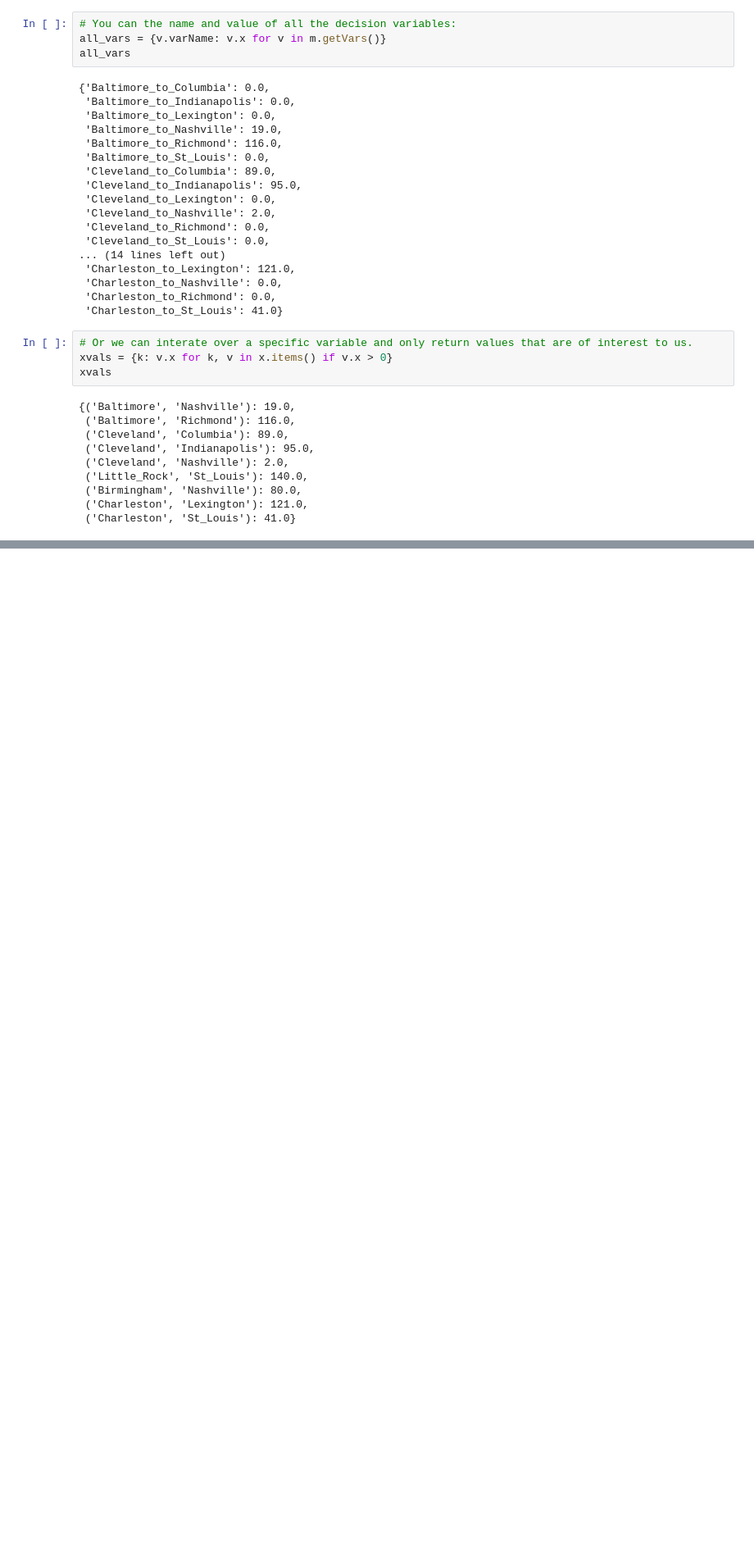
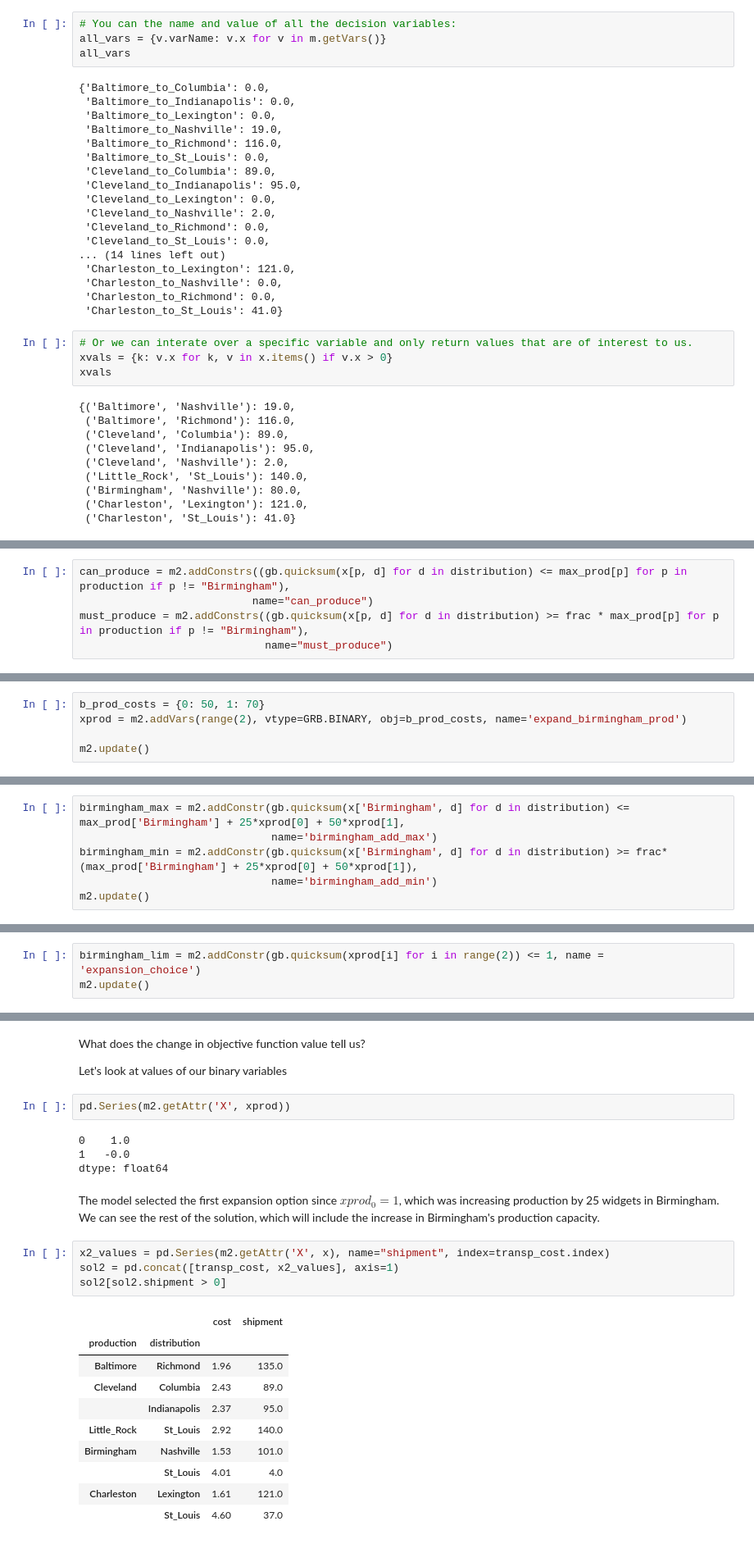
Before and after one commit to indrajitsg/operations_research, a Jupyter notebook: gurobi_opt_101/gurobi_modeling1.ipynb, the cells around one changed output, grey strips where cells are left out. Shown at 82% size. Saved outputs shown, nothing was run; the diff lists cells and outputs as text; blank space fills up the shorter version.

```diff
--- a/gurobi_opt_101/gurobi_modeling1.ipynb
+++ b/gurobi_opt_101/gurobi_modeling1.ipynb
@@ -293,0 +369,5 @@ xvals
+# %%
+can_produce = m2.addConstrs((gb.quicksum(x[p, d] for d in distribution) <= max_prod[p] for p in production if p != "Birmingham"),
+                           name="can_produce")
+must_produce = m2.addConstrs((gb.quicksum(x[p, d] for d in distribution) >= frac * max_prod[p] for p in production if p != "Birmingham"),
+                             name="must_produce")
@@ -293,0 +376,5 @@ xvals
+# %%
+b_prod_costs = {0: 50, 1: 70}
+xprod = m2.addVars(range(2), vtype=GRB.BINARY, obj=b_prod_costs, name='expand_birmingham_prod')
+
+m2.update()
@@ -293,0 +404,6 @@ xvals
+# %%
+birmingham_max = m2.addConstr(gb.quicksum(x['Birmingham', d] for d in distribution) <= max_prod['Birmingham'] + 25*xprod[0] + 50*xprod[1],
+                              name='birmingham_add_max')
+birmingham_min = m2.addConstr(gb.quicksum(x['Birmingham', d] for d in distribution) >= frac*(max_prod['Birmingham'] + 25*xprod[0] + 50*xprod[1]),
+                              name='birmingham_add_min')
+m2.update()
@@ -293,0 +416,3 @@ xvals
+# %%
+birmingham_lim = m2.addConstr(gb.quicksum(xprod[i] for i in range(2)) <= 1, name = 'expansion_choice')
+m2.update()
@@ -293,0 +447,27 @@ xvals
+# %% [markdown]
+What does the change in objective function value tell us?
+
+Let's look at values of our binary variables
+# %%
+pd.Series(m2.getAttr('X', xprod))
+# %% [output]
+0    1.0
+1   -0.0
+dtype: float64
+# %% [markdown]
+The model selected the first expansion option since $xprod_{0} = 1$, which was increasing production by 25 widgets in Birmingham. We can see the rest of the solution, which will include the increase in Birmingham's production capacity.
+# %%
+x2_values = pd.Series(m2.getAttr('X', x), name="shipment", index=transp_cost.index)
+sol2 = pd.concat([transp_cost, x2_values], axis=1)
+sol2[sol2.shipment > 0]
+# %% [output]
+|  |  | cost | shipment |
+| production | distribution |  |  |
+| Baltimore | Richmond | 1.96 | 135.0 |
+| Cleveland | Columbia | 2.43 | 89.0 |
+|  | Indianapolis | 2.37 | 95.0 |
+| Little_Rock | St_Louis | 2.92 | 140.0 |
+| Birmingham | Nashville | 1.53 | 101.0 |
+|  | St_Louis | 4.01 | 4.0 |
+| Charleston | Lexington | 1.61 | 121.0 |
+|  | St_Louis | 4.60 | 37.0 |
```
Also changed, not shown: parts of 27 cells of this notebook, 2 other files.
